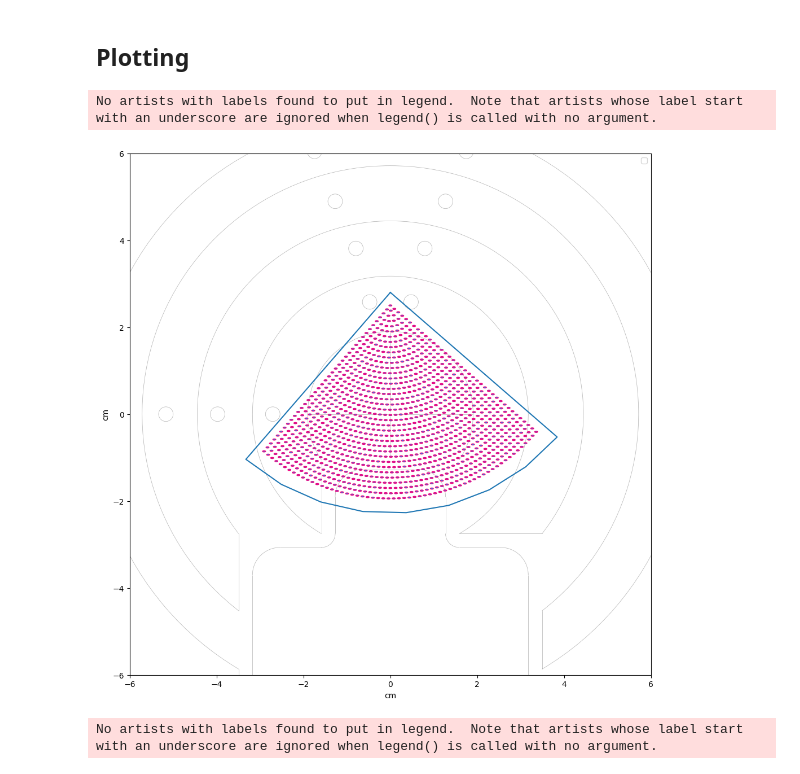
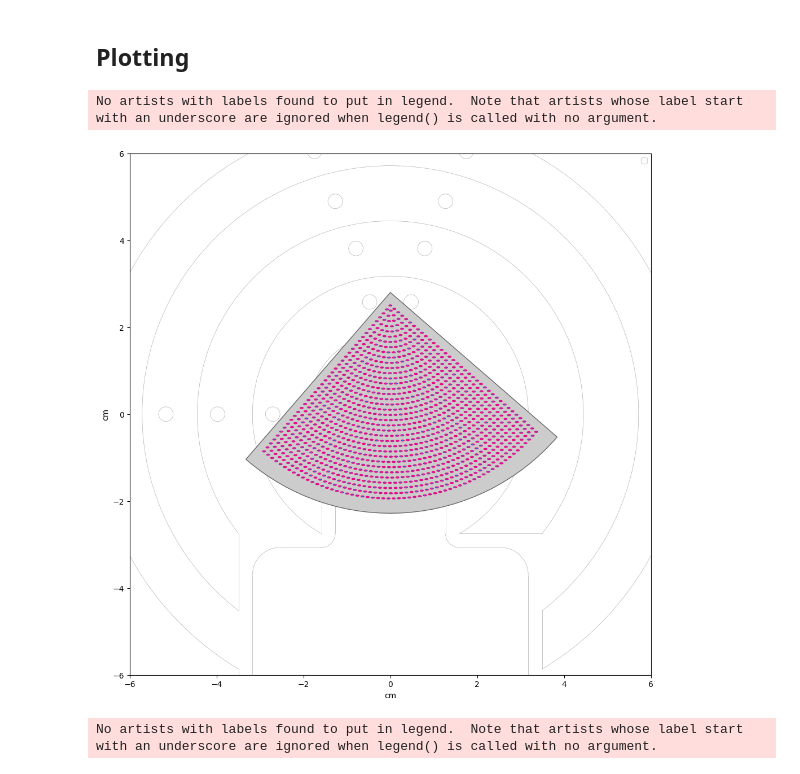
Before and after one commit to brown89/Callipso, a Jupyter notebook: UserGuide.ipynb, the cells around one changed output. Cells and saved outputs as stored; diff of their text form; code cells hidden in the pictures.

```diff
--- a/UserGuide.ipynb
+++ b/UserGuide.ipynb
@@ -25,7 +25,8 @@ if not any([os.path.exists(DATA_PATH), os.path.exists(STAGE_FILE)]):
     raise FileNotFoundError("File not found")
 # %%
 # Load the data
-jaw = JAW.read_jaw_file(DATA_PATH)
+jaw = JAW.read_file(DATA_PATH)
+
 
 # Pull x and y coordinates from data
 x, y = jaw.x, jaw.y
@@ -36,7 +37,13 @@ The map pattern defines where on the sample measurements has been taken. It take
 # %%
 # Offset are: x = 0cm, y = 2.0cm, thet
 a = 4.1  # deg
-map_pattern = Beamer.MapPattern(xy=np.asarray([x, y]), xy_offset=np.asarray([0, 2.5]), theta_offset=4.1)
+map_pattern = Beamer.MapPattern(
+    x=x,
+    y=y,
+    x_offset=0,
+    y_offset=2.5,
+    theta_offset=4.1
+)
 # %% [markdown]
 ## Define a Spot
 
@@ -63,7 +70,7 @@ Following shapes are available:
 # %%
 # We'll use the Sector class to define a "pizza-slice" kinda shape
 # radius: 2in (1in = 2.54cm), angular sweep: 90 deg
-sample = Sector(radius=2*2.54, sweep_angle=90, **Temp.SAMPLE)
+sample = Sector(radius=2*2.54, sweep_angle=90)
 
 # Offset rotation: 225+4.1 deg + translation: x=0cm, y=2.5cm
 sample.rotate(225 + 4.1).translate(x=0, y=2.8)
@@ -74,28 +81,28 @@ sample.rotate(225 + 4.1).translate(x=0, y=2.8)
 # %%
 fig, ax = plt.subplots(figsize=(12, 12))
 
 # Plot stage outline
 DXF.plot(STAGE_FILE, ax, **Temp.STAGE)
 
 # Plot sample outline
-sample.plot(ax)
+sample.plot(ax, as_patch=True, **Temp.SAMPLE)
 
 # Plot spots on sample
 sc.plot(ax, as_ellipse=True, **Temp.SPOT)
 
 ax.set_xlabel('cm')
 ax.set_ylabel('cm')
 
 ax.set_xlim((-6, 6))
 ax.set_ylim((-6, 6))
 
 ax.set_aspect("equal")
 
 plt.legend()
 plt.show()
 # %% [output]
 No artists with labels found to put in legend.  Note that artists whose label start with an underscore are ignored when legend() is called with no argument.
-[figure, old version]
+[figure, new version]
 # %%
 fig, ax = plt.subplots(figsize=(12, 12))
 
```
Also changed, not shown: 6 other files.
